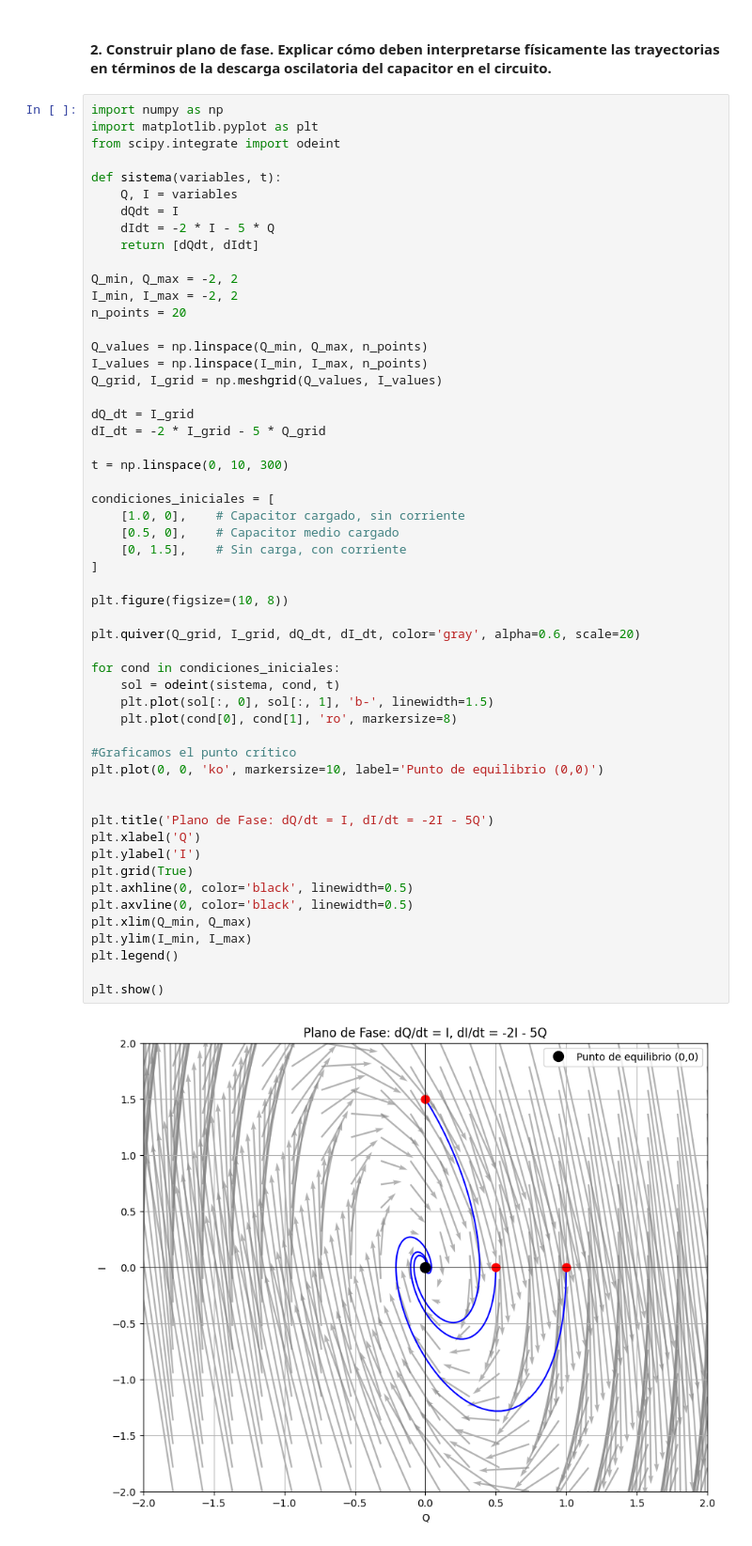
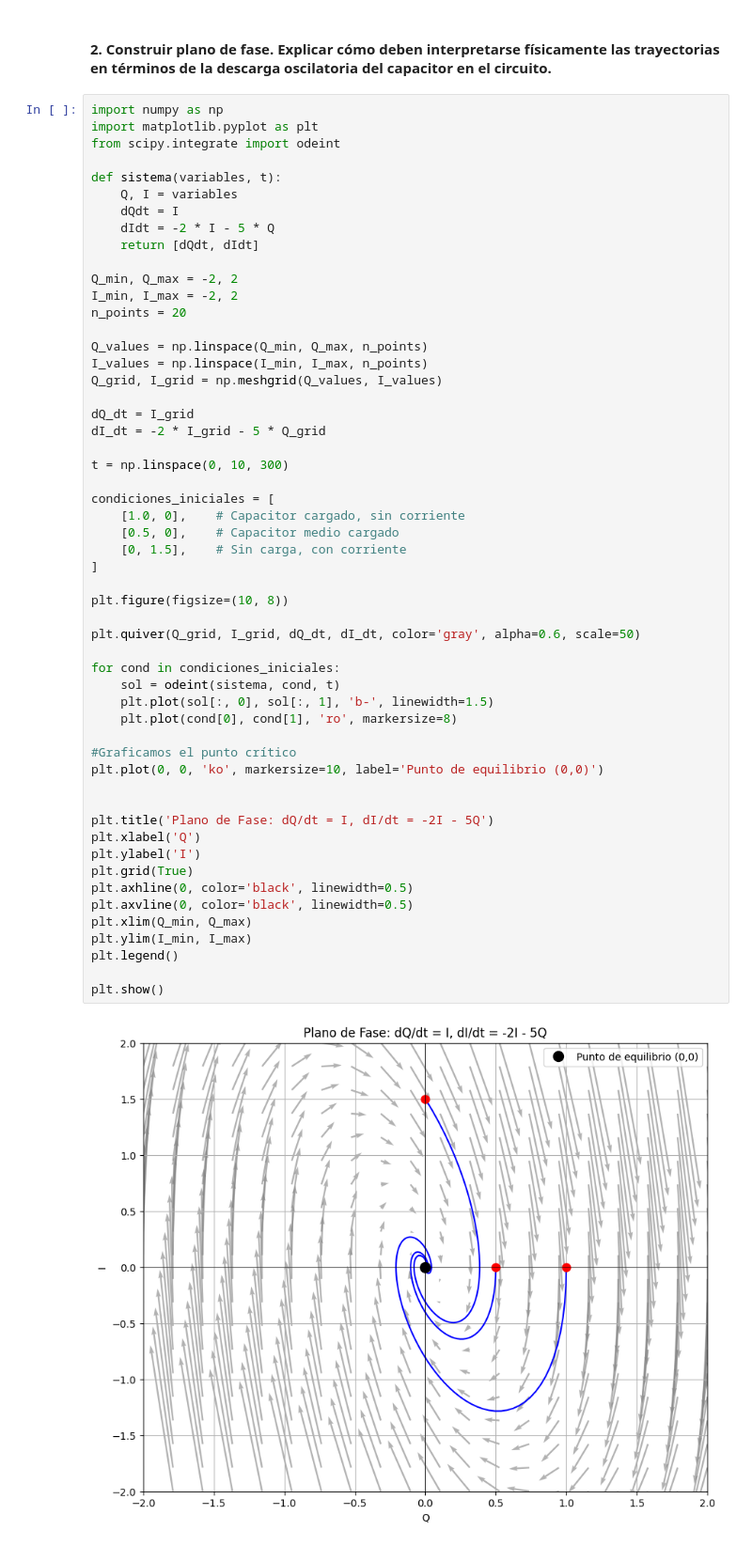
Before and after one commit to AxAvier7/Team-20-for-EDO-and-MN, a Jupyter notebook: Parte C/PartC.ipynb, the cells around one changed output. Shown: that part at 94% size. Saved outputs shown, nothing was run; the diff lists cells and outputs as text.

Commit message:
Cambios visuales en la parte C

```diff
--- a/Parte C/PartC.ipynb
+++ b/Parte C/PartC.ipynb
@@ -227,32 +227,32 @@ t = np.linspace(0, 10, 300)
 condiciones_iniciales = [
     [1.0, 0],    # Capacitor cargado, sin corriente
     [0.5, 0],    # Capacitor medio cargado
     [0, 1.5],    # Sin carga, con corriente
 ]
 
 plt.figure(figsize=(10, 8))
 
-plt.quiver(Q_grid, I_grid, dQ_dt, dI_dt, color='gray', alpha=0.6, scale=20)
+plt.quiver(Q_grid, I_grid, dQ_dt, dI_dt, color='gray', alpha=0.6, scale=50)
 
 for cond in condiciones_iniciales:
     sol = odeint(sistema, cond, t)
     plt.plot(sol[:, 0], sol[:, 1], 'b-', linewidth=1.5)
     plt.plot(cond[0], cond[1], 'ro', markersize=8)
 
 #Graficamos el punto crítico
 plt.plot(0, 0, 'ko', markersize=10, label='Punto de equilibrio (0,0)')
 
 
 plt.title('Plano de Fase: dQ/dt = I, dI/dt = -2I - 5Q')
 plt.xlabel('Q')
 plt.ylabel('I')
 plt.grid(True)
 plt.axhline(0, color='black', linewidth=0.5)
 plt.axvline(0, color='black', linewidth=0.5)
 plt.xlim(Q_min, Q_max)
 plt.ylim(I_min, I_max)
 plt.legend()
 
 plt.show()
 # %% [output]
-[figure, old version]
+[figure, new version]
```
